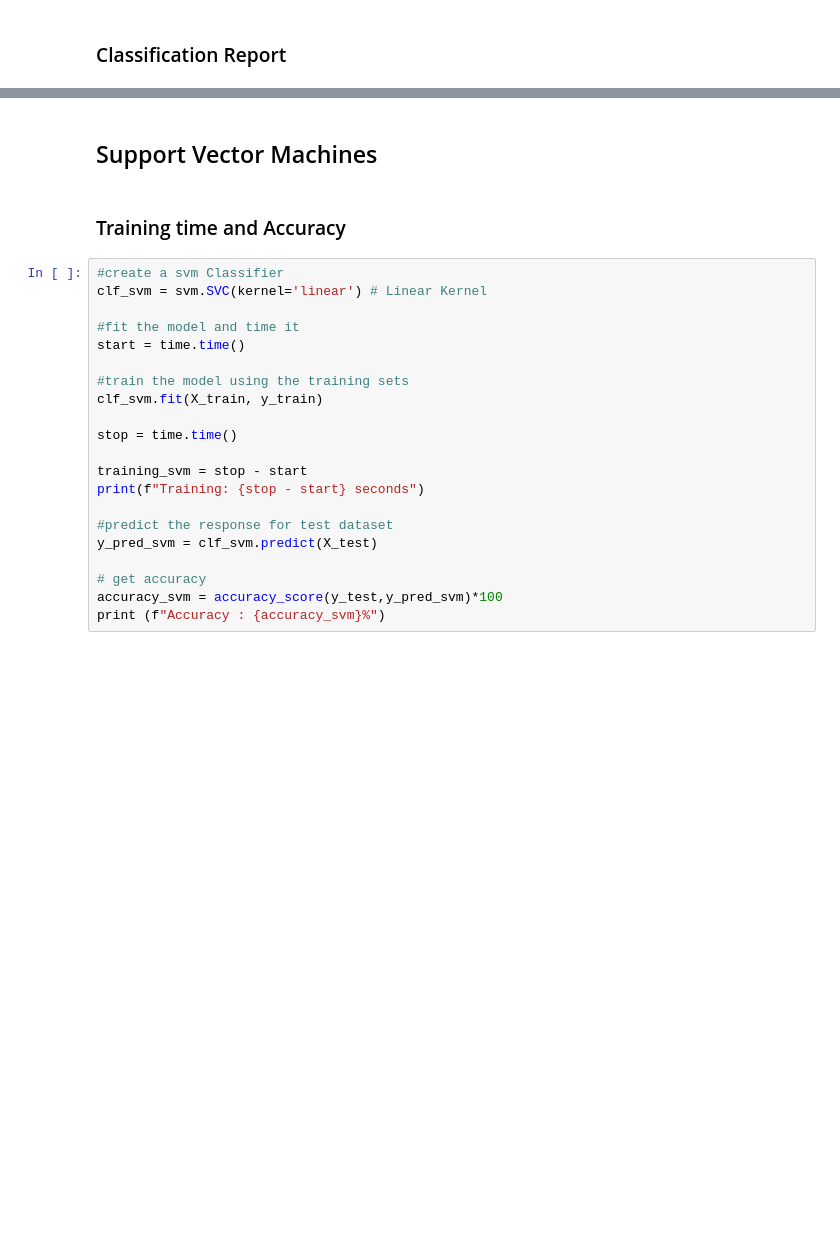
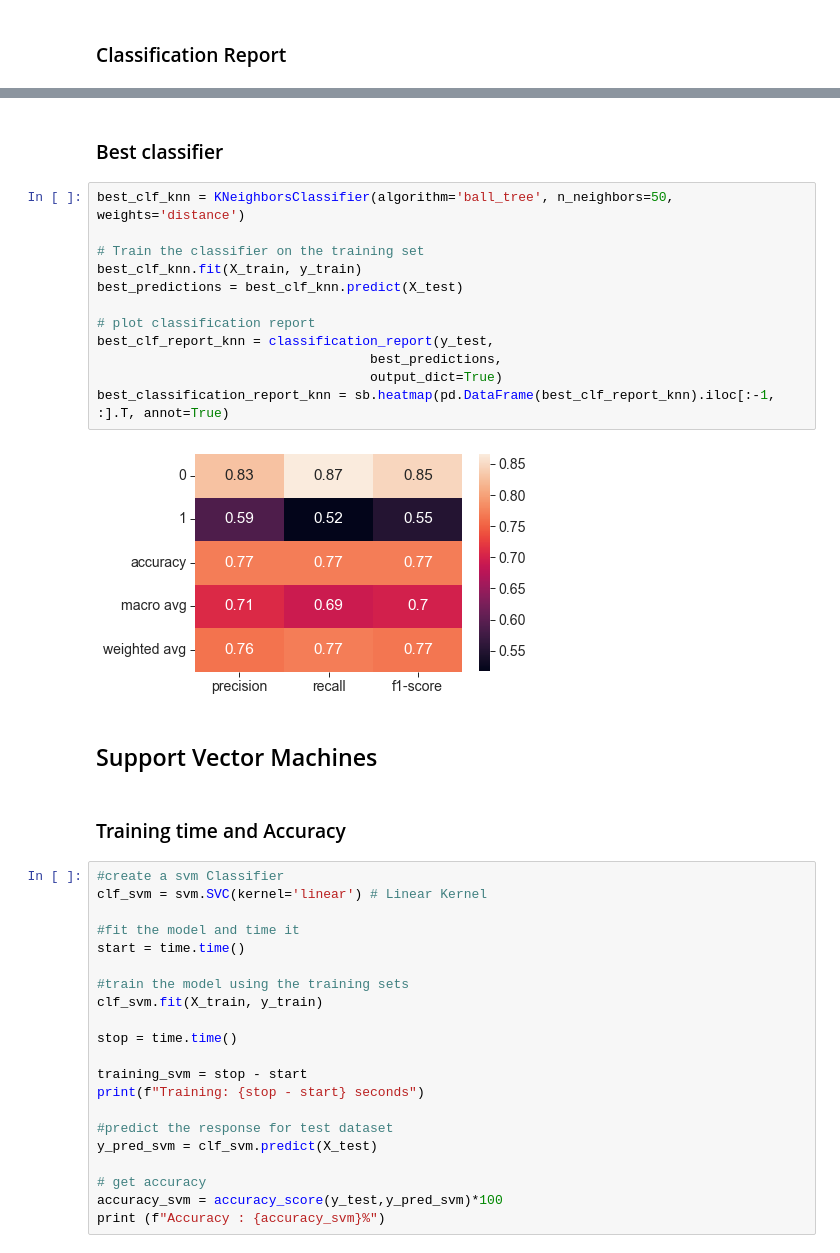
Before and after one commit to tiagoandre10/IA, a Jupyter notebook: Project_2/src/SupervisedLearning-TelcoCustomerChurn.ipynb, the cells around one changed output, grey strips where cells are left out. Drawn from its saved outputs; the diff is of its cells as text; blank space fills up the shorter version.

```diff
--- a/Project_2/src/SupervisedLearning-TelcoCustomerChurn.ipynb
+++ b/Project_2/src/SupervisedLearning-TelcoCustomerChurn.ipynb
@@ -271,3 +345,19 @@ Text(0, 0.5, 'Mean Error')
+# %% [markdown]
+### Best classifier
+# %%
+best_clf_knn = KNeighborsClassifier(algorithm='ball_tree', n_neighbors=50, weights='distance')
+
+# Train the classifier on the training set
+best_clf_knn.fit(X_train, y_train)
+best_predictions = best_clf_knn.predict(X_test)
+
+# plot classification report
+best_clf_report_knn = classification_report(y_test,
+                                   best_predictions,
+                                   output_dict=True)
+best_classification_report_knn = sb.heatmap(pd.DataFrame(best_clf_report_knn).iloc[:-1, :].T, annot=True)
+# %% [output]
+[figure, added]
 # %% [markdown]
 ## Support Vector Machines
 # %% [markdown]
```
Also changed, not shown: parts of 30 cells of this notebook, 1 other file.
